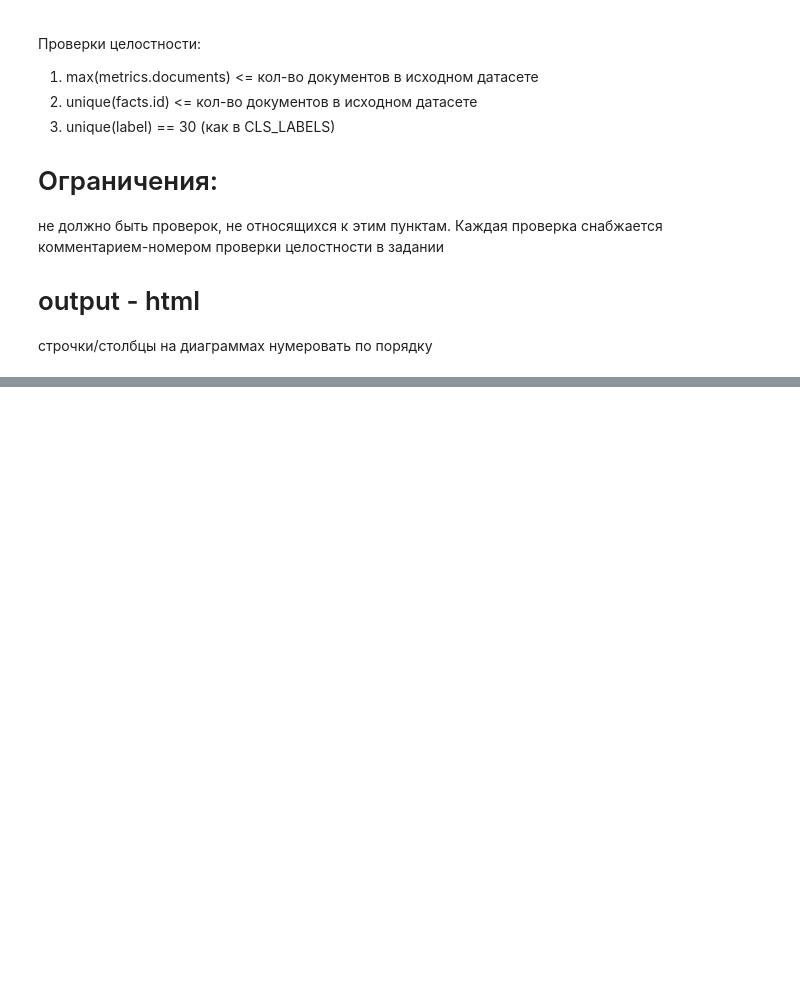
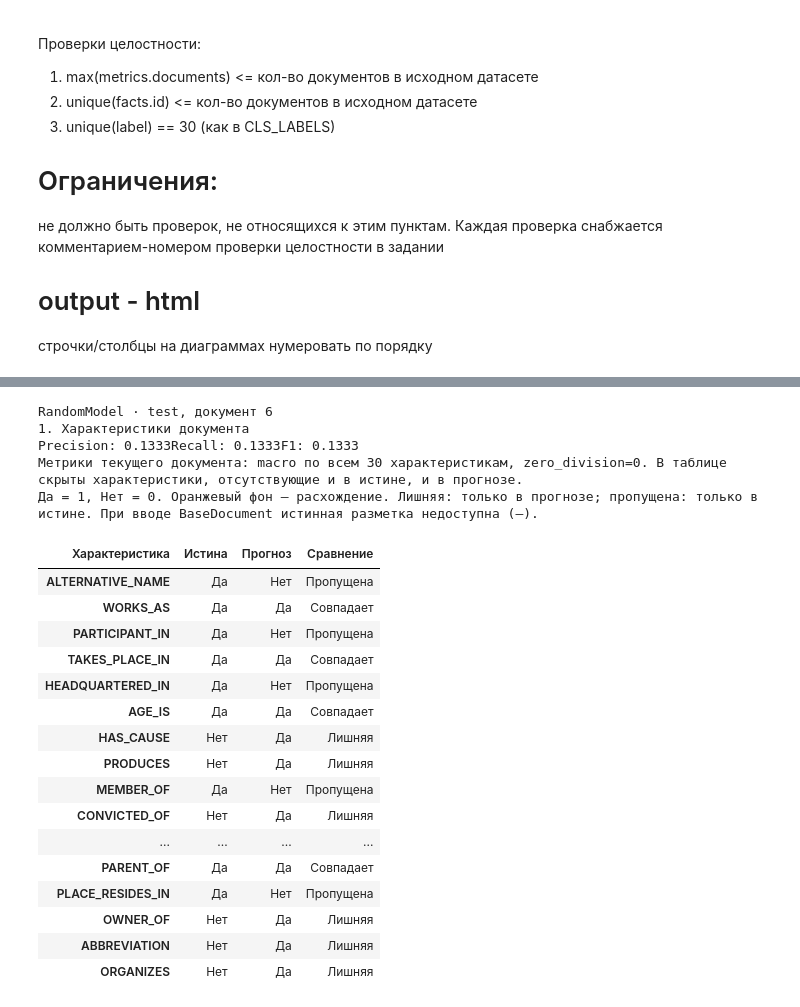
Before and after one commit to Dmitri00/NLP_NERel_project, a Jupyter notebook: NEREL_MultiTask_Notebook.ipynb, the cells around one changed output, grey strips where cells are left out. Drawn from its saved outputs; the diff is of its cells as text; code cells hidden in the pictures; blank space fills up the shorter version.

```diff
--- a/NEREL_MultiTask_Notebook.ipynb
+++ b/NEREL_MultiTask_Notebook.ipynb
@@ -1909,0 +605,15 @@ class JointModel(nn.Module):
+# %%
+storage: BaseDatasetStorage = DatasetStorage(NerelDataset, NerelTagFabric)
+storage.save(str(BUNDLE_PATH), bundle)
+restored_bundle = storage.load(str(BUNDLE_PATH))
+
+# Проверка сохранения и загрузки bundle, явно указанная в Task 1.
+assert restored_bundle.dataset().train == bundle.dataset().train
+assert restored_bundle.dataset().test == bundle.dataset().test
+for example in bundle.dataset().train + bundle.dataset().test:
+    for tag in example["tags"]:
+        assert restored_bundle.tag_fabric.by_id(tag.id) == tag
+        assert restored_bundle.tag_fabric.by_value(tag.value) == tag
+
+print(f"Bundle восстановлен: {BUNDLE_PATH.resolve()}")
+print("Обе выборки и id/значения тегов совпадают с сохранёнными.")
@@ -1909,0 +877,41 @@ class JointModel(nn.Module):
+# %%
+from runpy import run_path
+
+from base import BaseVisualizer
+
+visualizer_type = cast(
+    Callable[
+        [list[str], str, BaseMetricEvaluator, BaseMetricEvaluator], BaseVisualizer
+    ],
+    run_path("html/prediction_visualizer.py")["HtmlPredictionVisualizer"],
+)
+person_topic_names = {
+    "ALTERNATIVE_NAME",
+    "WORKS_AS",
+    "PARTICIPANT_IN",
+    "WORKPLACE",
+    "POINT_IN_TIME",
+    "TAKES_PLACE_IN",
+    "AGE_IS",
+}
+visualization_models: dict[str, BaseModel] = {
+    "ConstantModel": models["ConstantModel"],
+    "RandomModel": models["RandomModel"],
+    "ConstantModel B-PERSON": ConstantModel(
+        fabric.by_value("B-PERSON"),
+        [int(name in person_topic_names) for name in CLS_LABELS],
+    ),
+}
+example_random = Random(SEED)
+for model_name, visualization_model in visualization_models.items():
+    example_index = example_random.randrange(len(records.test))
+    example = records.test[example_index]
+    prediction = visualization_model.infer([example["tokens"]])[0]
+    visualizer = visualizer_type(
+        CLS_LABELS,
+        f"{model_name} · test, документ {example_index}",
+        token_evaluator,
+        topic_evaluator,
+    )
+    visualizer.visualize(example, prediction)
+# %% [output]
@@ -1909,0 +941,22 @@ class JointModel(nn.Module):
+RandomModel · test, документ 6
+1. Характеристики документа
+Precision: 0.1333Recall: 0.1333F1: 0.1333
+Метрики текущего документа: macro по всем 30 характеристикам, zero_division=0. В таблице скрыты характеристики, отсутствующие и в истине, и в прогнозе.
+Да = 1, Нет = 0. Оранжевый фон — расхождение. Лишняя: только в прогнозе; пропущена: только в истине. При вводе BaseDocument истинная разметка недоступна (—).
+| Характеристика | Истина | Прогноз | Сравнение |
+| ALTERNATIVE_NAME | Да | Нет | Пропущена |
+| WORKS_AS | Да | Да | Совпадает |
+| PARTICIPANT_IN | Да | Нет | Пропущена |
+| TAKES_PLACE_IN | Да | Да | Совпадает |
+| HEADQUARTERED_IN | Да | Нет | Пропущена |
+| AGE_IS | Да | Да | Совпадает |
+| HAS_CAUSE | Нет | Да | Лишняя |
+| PRODUCES | Нет | Да | Лишняя |
+| MEMBER_OF | Да | Нет | Пропущена |
+| CONVICTED_OF | Нет | Да | Лишняя |
+| ... | ... | ... | ... |
+| PARENT_OF | Да | Да | Совпадает |
+| PLACE_RESIDES_IN | Да | Нет | Пропущена |
+| OWNER_OF | Нет | Да | Лишняя |
+| ABBREVIATION | Нет | Да | Лишняя |
+| ORGANIZES | Нет | Да | Лишняя |
```
Also changed, not shown: parts of 83 cells of this notebook, 2 other files.
